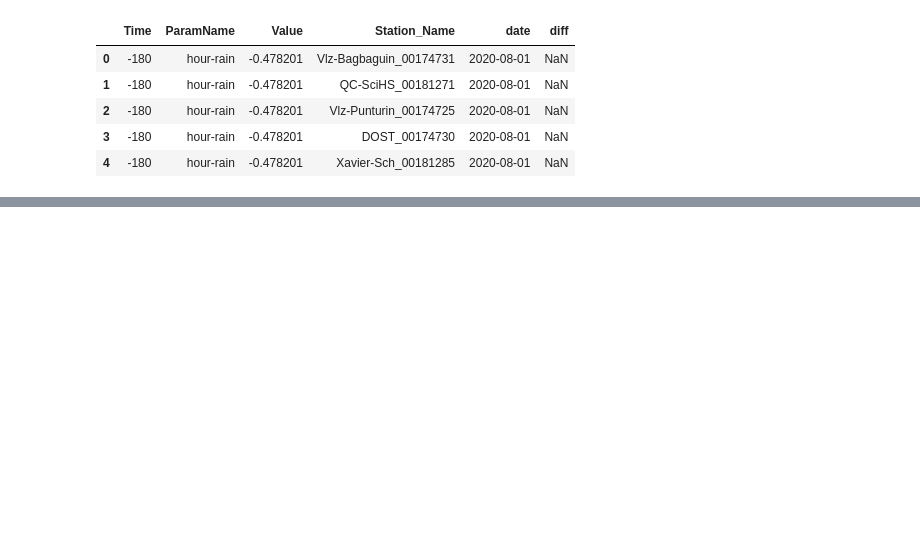
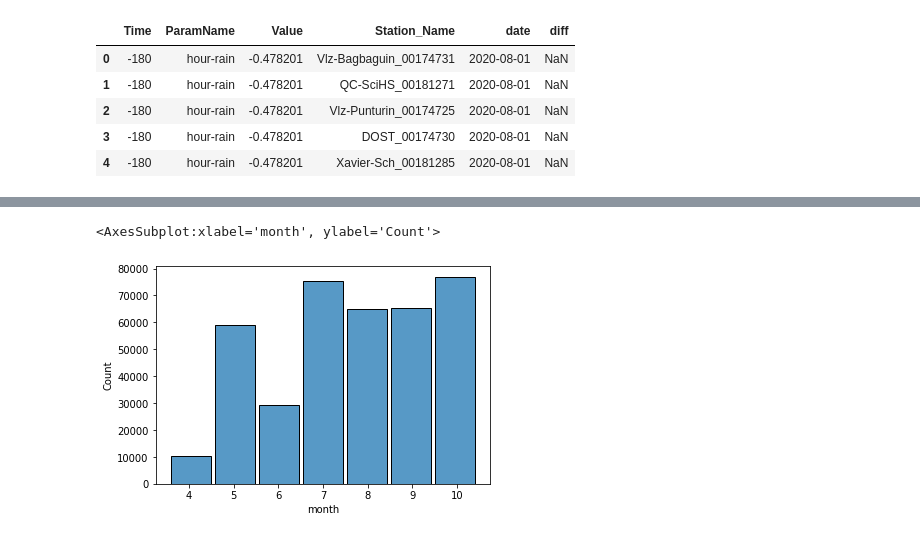
Before and after one commit to tsugumi-sys/poteka_data_analysis, a Jupyter notebook: EDA/rain/time_relation_with_others.ipynb, the cells around one changed output, grey strips where cells are left out. Cells and saved outputs as stored; diff of their text form; code cells hidden in the pictures; blank space fills up the shorter version.

```diff
--- a/EDA/rain/time_relation_with_others.ipynb
+++ b/EDA/rain/time_relation_with_others.ipynb
@@ -246,3 +262,6 @@ data_df.loc[data_df["ParamName"] == "AT1"].describe()
 | 50% | -2.007896e-01 | 0.000000 |
 | 75% | 8.162989e-01 | 0.050966 |
 | max | 4.297556e+00 | 4.431062 |
+# %%
+data_df["month"] = data_df["date"].apply(lambda x: int(x.split("-")[1]))
+data_df.head()
@@ -248,0 +275,5 @@ data_df.loc[data_df["ParamName"] == "AT1"].describe()
+# %%
+sns.histplot(data=data_df, x="month", shrink=11)
+# %% [output]
+<AxesSubplot:xlabel='month', ylabel='Count'>
+[figure, added]
```
Also changed, not shown: parts of 13 cells of this notebook, 2 other files.
